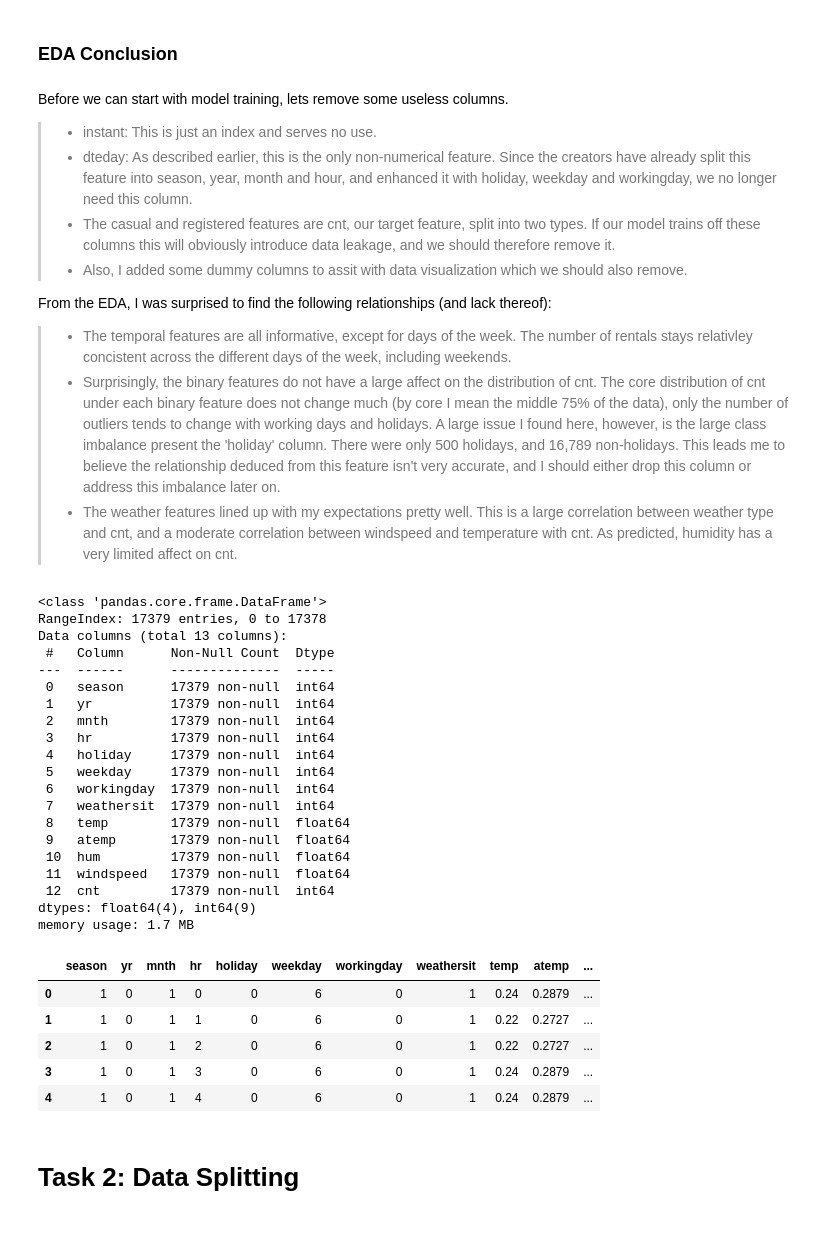
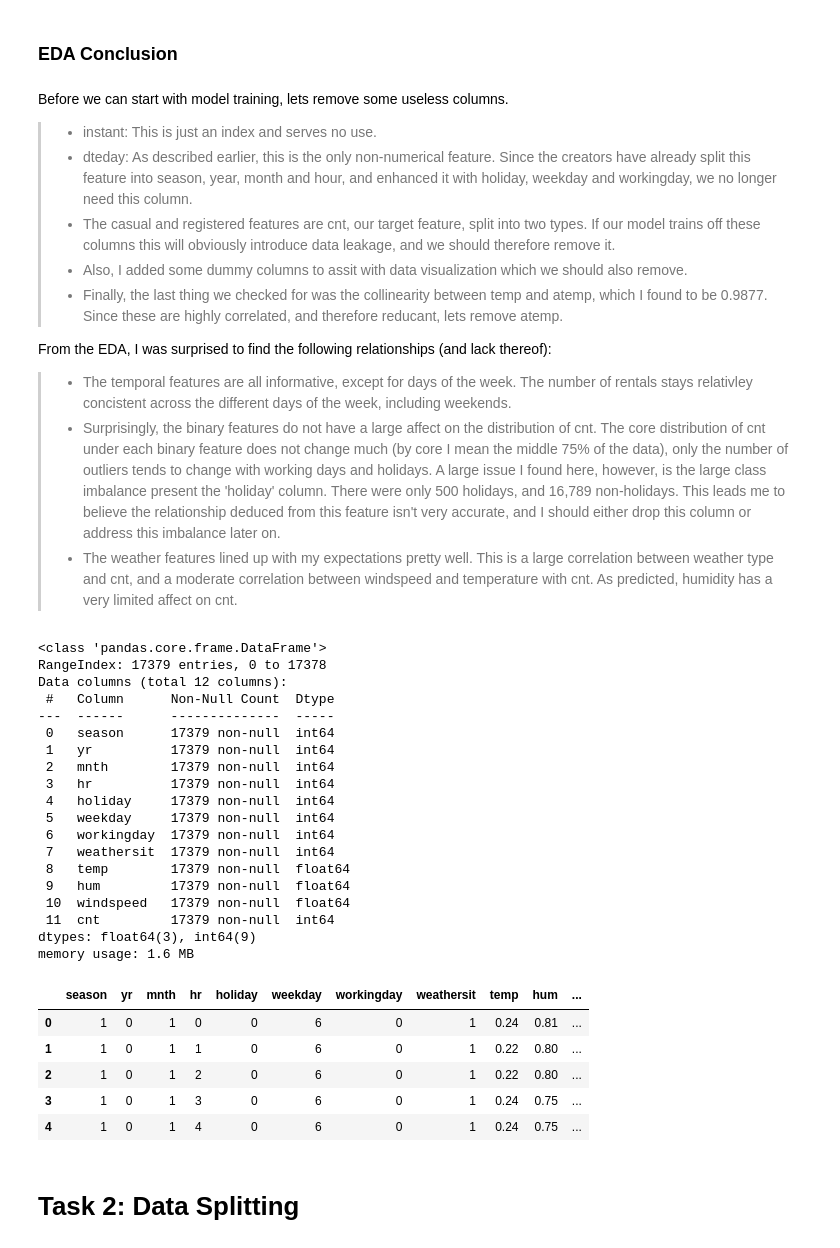
Before and after one commit to boris-gans/ML-fundamentals-2025, a Jupyter notebook: assignment_2/assignment_2_boris_gans.ipynb, the cells around one changed output. Saved outputs shown, nothing was run; the diff lists cells and outputs as text; code cells hidden in the pictures.

```diff
--- a/assignment_2/assignment_2_boris_gans.ipynb
+++ b/assignment_2/assignment_2_boris_gans.ipynb
@@ -363,43 +359,43 @@ Before we can start with model training, lets remove some useless columns.
 >- dteday: As described earlier, this is the only non-numerical feature. Since the creators have already split this feature into season, year, month and hour, and enhanced it with holiday, weekday and workingday, we no longer need this column.
 >- The casual and registered features are cnt, our target feature, split into two types. If our model trains off these columns this will obviously introduce data leakage, and we should therefore remove it.
 >- Also, I added some dummy columns to assit with data visualization which we should also remove.
+>- Finally, the last thing we checked for was the collinearity between temp and atemp, which I found to be 0.9877. Since these are highly correlated, and therefore reducant, lets remove atemp.
 
 From the EDA, I was surprised to find the following relationships (and lack thereof):
 >- The temporal features are all informative, except for days of the week. The number of rentals stays relativley concistent across the different days of the week, including weekends.
 >- Surprisingly, the binary features do not have a large affect on the distribution of cnt. The core distribution of cnt under each binary feature does not change much (by core I mean the middle 75% of the data), only the number of outliers tends to change with working days and holidays. A large issue I found here, however, is the large class imbalance present the 'holiday' column. There were only 500 holidays, and 16,789 non-holidays. This leads me to believe the relationship deduced from this feature isn't very accurate, and I should either drop this column or address this imbalance later on.
 >- The weather features lined up with my expectations pretty well. This is a large correlation between weather type and cnt, and a moderate correlation between windspeed and temperature with cnt. As predicted, humidity has a very limited affect on cnt.
 # %%
-data.drop(columns=['instant', 'dteday', 'casual', 'registered', 'weekday_name', 'season_name', 'month_name'], inplace=True)
+data.drop(columns=['instant', 'dteday', 'casual', 'registered', 'weekday_name', 'season_name', 'month_name', 'atemp'], inplace=True)
 pre_split_data = data.copy()
 pre_split_data.info()
 pre_split_data.head()
 # %% [output]
 <class 'pandas.core.frame.DataFrame'>
 RangeIndex: 17379 entries, 0 to 17378
-Data columns (total 13 columns):
+Data columns (total 12 columns):
  #   Column      Non-Null Count  Dtype
 ---  ------      --------------  -----
  0   season      17379 non-null  int64
  1   yr          17379 non-null  int64
  2   mnth        17379 non-null  int64
  3   hr          17379 non-null  int64
  4   holiday     17379 non-null  int64
  5   weekday     17379 non-null  int64
  6   workingday  17379 non-null  int64
  7   weathersit  17379 non-null  int64
  8   temp        17379 non-null  float64
- 9   atemp       17379 non-null  float64
- 10  hum         17379 non-null  float64
- 11  windspeed   17379 non-null  float64
- 12  cnt         17379 non-null  int64
-dtypes: float64(4), int64(9)
-memory usage: 1.7 MB
+ 9   hum         17379 non-null  float64
+ 10  windspeed   17379 non-null  float64
+ 11  cnt         17379 non-null  int64
+dtypes: float64(3), int64(9)
+memory usage: 1.6 MB
-|  | season | yr | mnth | hr | holiday | weekday | workingday | weathersit | temp | atemp | ... |
-| 0 | 1 | 0 | 1 | 0 | 0 | 6 | 0 | 1 | 0.24 | 0.2879 | ... |
-| 1 | 1 | 0 | 1 | 1 | 0 | 6 | 0 | 1 | 0.22 | 0.2727 | ... |
-| 2 | 1 | 0 | 1 | 2 | 0 | 6 | 0 | 1 | 0.22 | 0.2727 | ... |
-| 3 | 1 | 0 | 1 | 3 | 0 | 6 | 0 | 1 | 0.24 | 0.2879 | ... |
-| 4 | 1 | 0 | 1 | 4 | 0 | 6 | 0 | 1 | 0.24 | 0.2879 | ... |
+|  | season | yr | mnth | hr | holiday | weekday | workingday | weathersit | temp | hum | ... |
+| 0 | 1 | 0 | 1 | 0 | 0 | 6 | 0 | 1 | 0.24 | 0.81 | ... |
+| 1 | 1 | 0 | 1 | 1 | 0 | 6 | 0 | 1 | 0.22 | 0.80 | ... |
+| 2 | 1 | 0 | 1 | 2 | 0 | 6 | 0 | 1 | 0.22 | 0.80 | ... |
+| 3 | 1 | 0 | 1 | 3 | 0 | 6 | 0 | 1 | 0.24 | 0.75 | ... |
+| 4 | 1 | 0 | 1 | 4 | 0 | 6 | 0 | 1 | 0.24 | 0.75 | ... |
 # %% [markdown]
 # Task 2: Data Splitting
 # %% [markdown]
```
Also changed, not shown: parts of 10 cells of this notebook, 3 other files.
